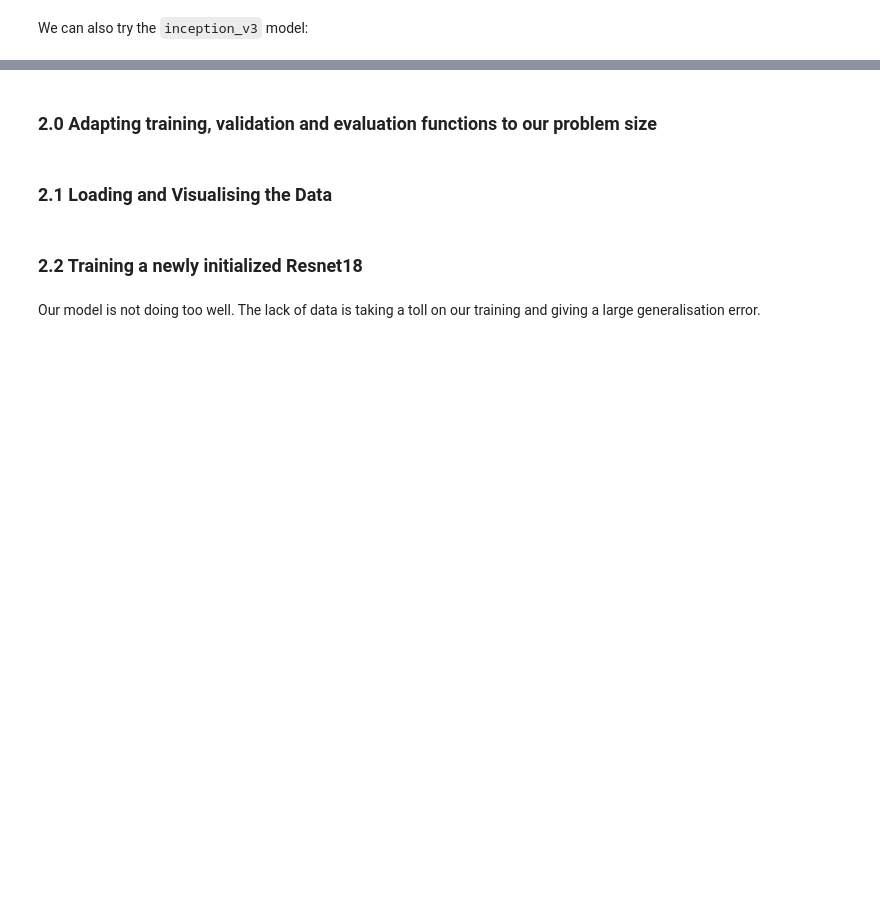
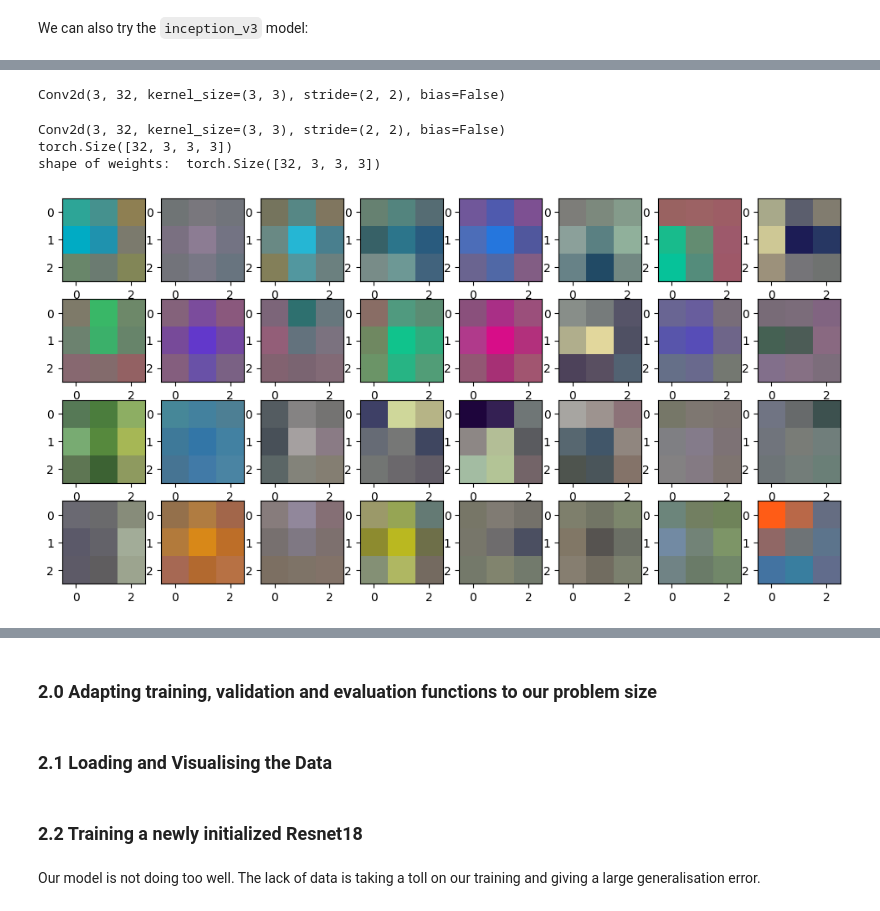
Before and after one commit to edsml-rl1623/DeepLearning, a Jupyter notebook: Day05-CNNs_part2/Day05-CNNs_part2_afternoon_exercises.ipynb, the cells around one changed output, grey strips where cells are left out. Cells and saved outputs as stored; diff of their text form; code cells hidden in the pictures; blank space fills up the shorter version.

```diff
--- a/Day05-CNNs_part2/Day05-CNNs_part2_afternoon_exercises.ipynb
+++ b/Day05-CNNs_part2/Day05-CNNs_part2_afternoon_exercises.ipynb
@@ -243,0 +291,5 @@ We can also try the `inception_v3` model:
+# %%
+### your code goes here
+inception = models.inception_v3(pretrained=True).to(device)
+print(inception)
+summary(inception, input_size=(3,300,300))
@@ -244,3 +314,29 @@ We can also try the `inception_v3` model:
+# %%
+inception.Conv2d_1a_3x3.conv
+# %% [output]
+Conv2d(3, 32, kernel_size=(3, 3), stride=(2, 2), bias=False)
+# %%
+### your code goes here
+first_layer = inception.Conv2d_1a_3x3.conv
+print(first_layer)
+weights = inception.Conv2d_1a_3x3.conv.weight.data
+print(weights.shape)
+
+min_w,max_w = weights.min(), weights.max()
+weights -= min_w
+weights /= (max_w-min_w)
+
+print('shape of weights: ', weights.shape)
+
+fig,axarr = plt.subplots(4, 8, figsize=(12,6))
+axarr = axarr.flatten()
+for ax, kernel in zip(axarr, weights.cpu().numpy()):   # plot the three channels at the same
+  ax.imshow(np.swapaxes(kernel, 0, 2))
+# %% [output]
+Conv2d(3, 32, kernel_size=(3, 3), stride=(2, 2), bias=False)
+torch.Size([32, 3, 3, 3])
+shape of weights:  torch.Size([32, 3, 3, 3])
+[figure, added]
 # %% [markdown]
 ## 2. Transfer learning from ImageNet to Bees and Ants
 \[*adapted from [this PyTorch tutorial](https://pytorch.org/tutorials/beginner/transfer_learning_tutorial.html)*\]
```
Also changed, not shown: parts of 12 cells of this notebook.
